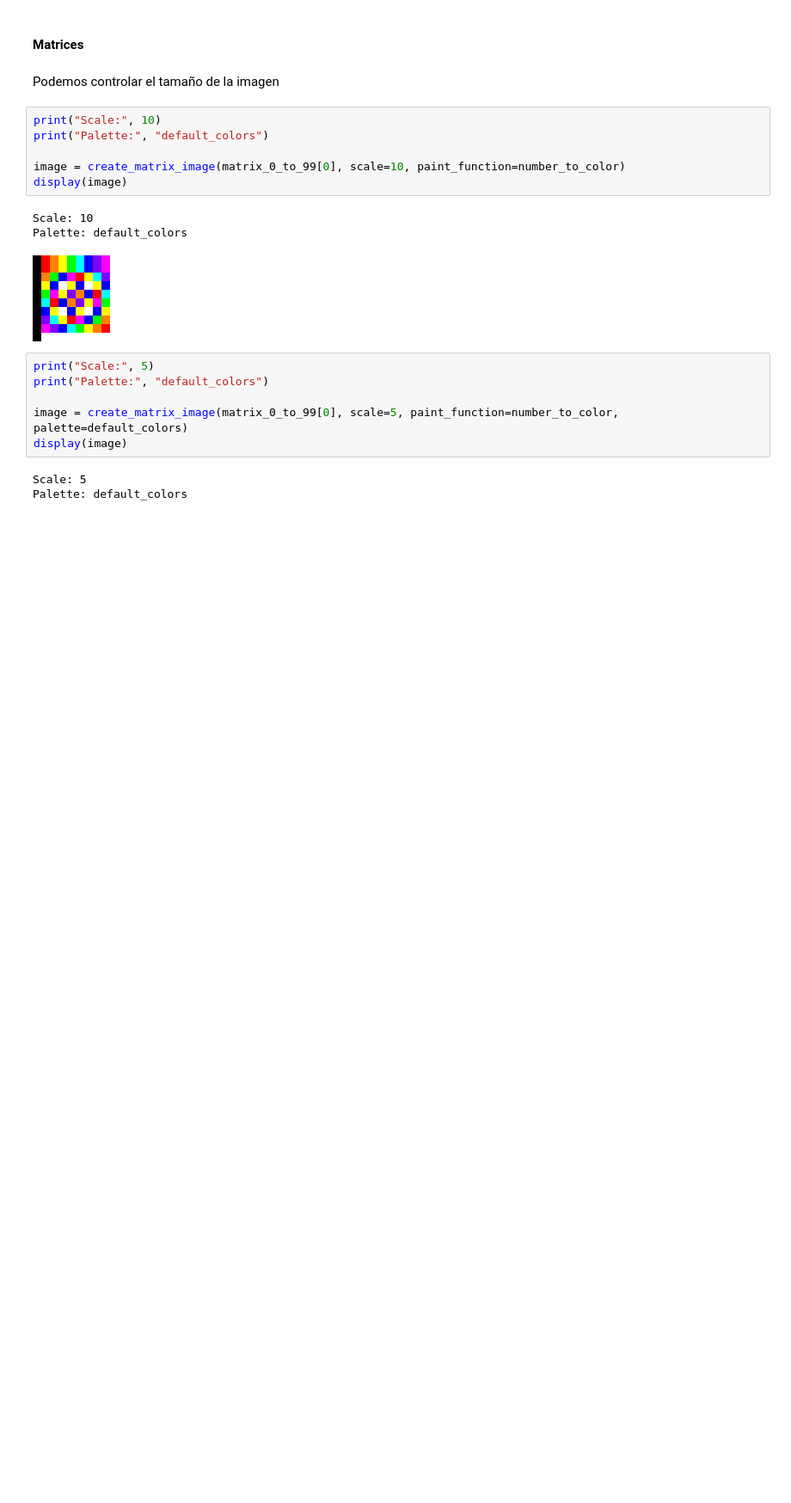
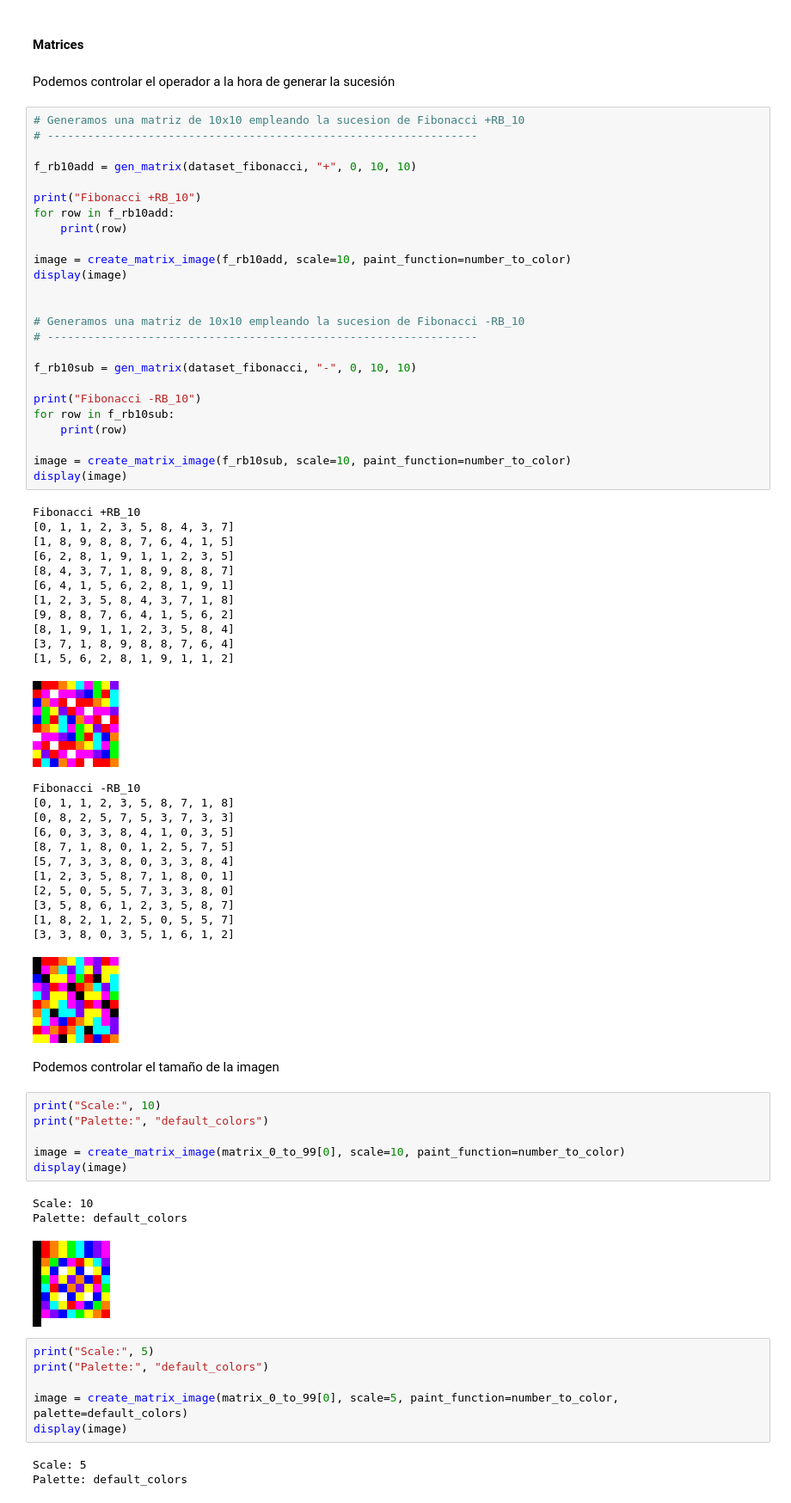
Before and after one commit to Dnllns/B10_clustering, a Jupyter notebook: B10_clustering.ipynb, the cells around one changed output. Shown at 86% size. Cells and saved outputs as stored; diff of their text form; blank space fills up the shorter version.

```diff
--- a/B10_clustering.ipynb
+++ b/B10_clustering.ipynb
@@ -666,5 +747,57 @@ def create_supermatrix_image(supermatrix, scale=1, paint_function=number_to_colo
 # %% [markdown]
 #### Matrices
+# %% [markdown]
+Podemos controlar el operador a la hora de generar la sucesión
+# %%
+# Generamos una matriz de 10x10 empleando la sucesion de Fibonacci +RB_10
+# ----------------------------------------------------------------
+
+f_rb10add = gen_matrix(dataset_fibonacci, "+", 0, 10, 10)
+
+print("Fibonacci +RB_10")
+for row in f_rb10add:
+    print(row)
+
+image = create_matrix_image(f_rb10add, scale=10, paint_function=number_to_color)
+display(image)
+
+
+# Generamos una matriz de 10x10 empleando la sucesion de Fibonacci -RB_10
+# ----------------------------------------------------------------
+
+f_rb10sub = gen_matrix(dataset_fibonacci, "-", 0, 10, 10)
+
+print("Fibonacci -RB_10")
+for row in f_rb10sub:
+    print(row)
+
+image = create_matrix_image(f_rb10sub, scale=10, paint_function=number_to_color)
+display(image)
+# %% [output]
+Fibonacci +RB_10
+[0, 1, 1, 2, 3, 5, 8, 4, 3, 7]
+[1, 8, 9, 8, 8, 7, 6, 4, 1, 5]
+[6, 2, 8, 1, 9, 1, 1, 2, 3, 5]
+[8, 4, 3, 7, 1, 8, 9, 8, 8, 7]
+[6, 4, 1, 5, 6, 2, 8, 1, 9, 1]
+[1, 2, 3, 5, 8, 4, 3, 7, 1, 8]
+[9, 8, 8, 7, 6, 4, 1, 5, 6, 2]
+[8, 1, 9, 1, 1, 2, 3, 5, 8, 4]
+[3, 7, 1, 8, 9, 8, 8, 7, 6, 4]
+[1, 5, 6, 2, 8, 1, 9, 1, 1, 2]
+[figure, added]
+Fibonacci -RB_10
+[0, 1, 1, 2, 3, 5, 8, 7, 1, 8]
+[0, 8, 2, 5, 7, 5, 3, 7, 3, 3]
+[6, 0, 3, 3, 8, 4, 1, 0, 3, 5]
+[8, 7, 1, 8, 0, 1, 2, 5, 7, 5]
+[5, 7, 3, 3, 8, 0, 3, 3, 8, 4]
+[1, 2, 3, 5, 8, 7, 1, 8, 0, 1]
+[2, 5, 0, 5, 5, 7, 3, 3, 8, 0]
+[3, 5, 8, 6, 1, 2, 3, 5, 8, 7]
+[1, 8, 2, 1, 2, 5, 0, 5, 5, 7]
+[3, 3, 8, 0, 3, 5, 1, 6, 1, 2]
+[figure, added]
 # %% [markdown]
 Podemos controlar el tamaño de la imagen
 # %%
```
Also changed, not shown: parts of 48 cells of this notebook.
